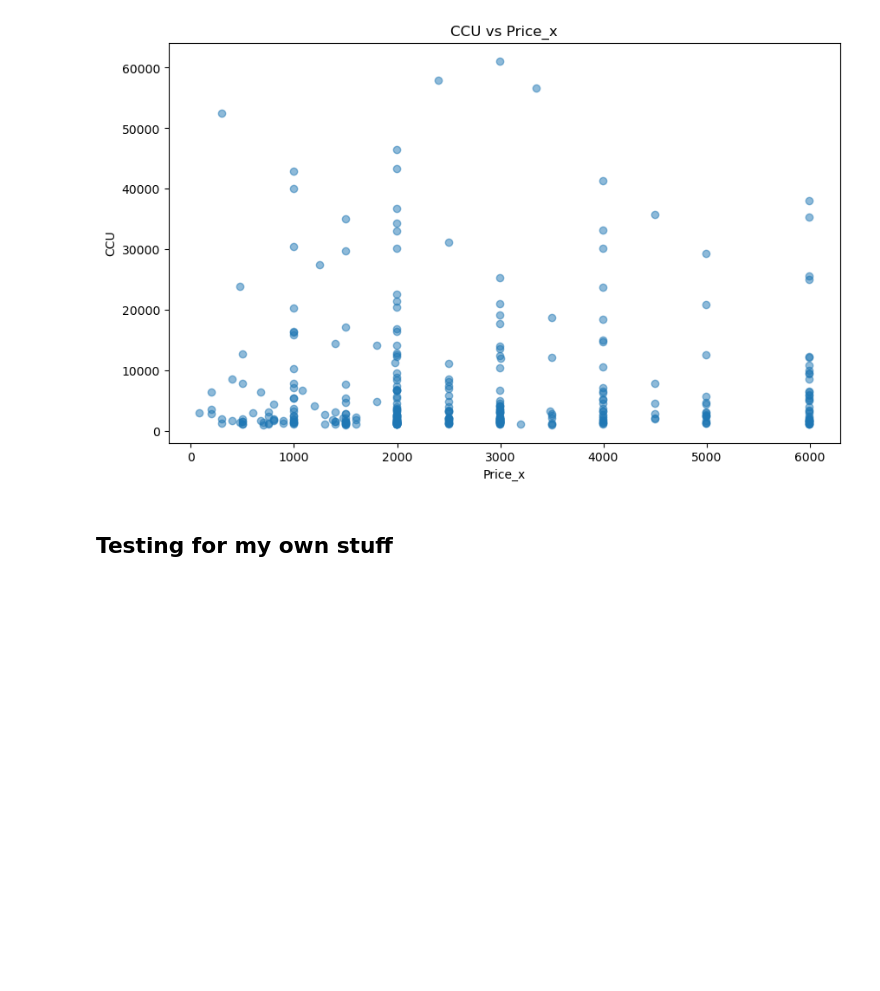
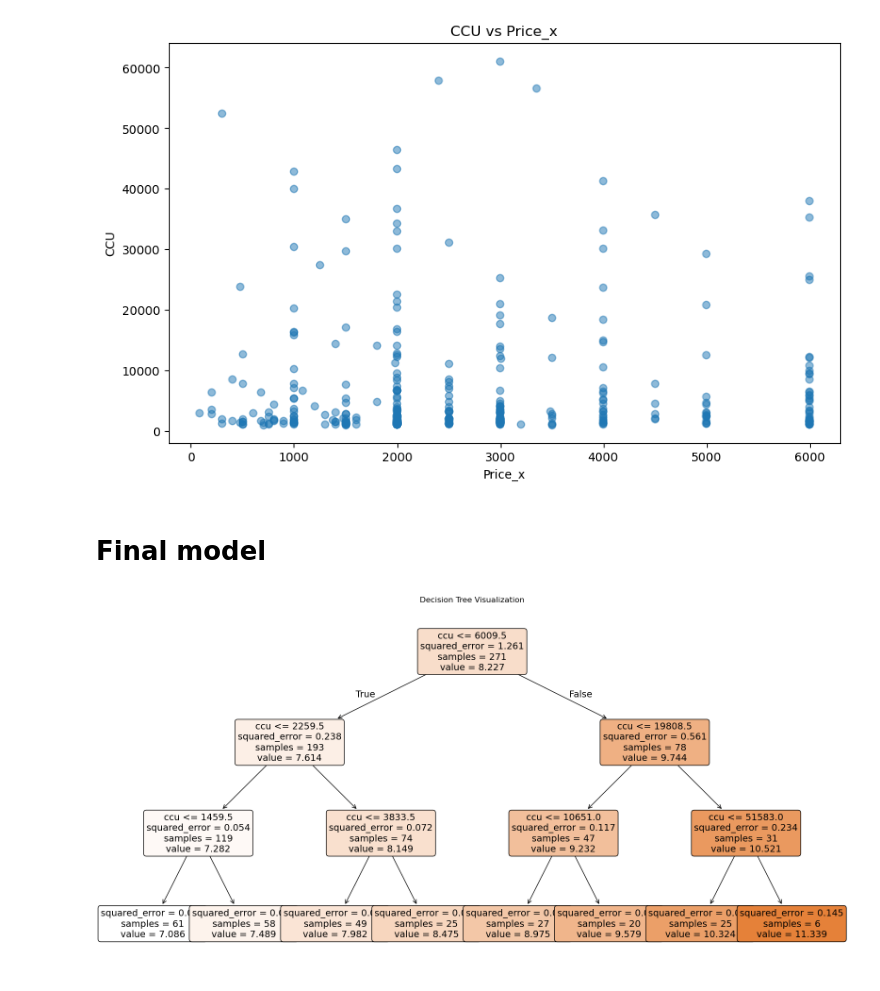
Before and after one commit to PurpleLampShade/MachineLearningFinal, a Jupyter notebook: DM_Machine.ipynb, the cells around one changed output. Cells and saved outputs as stored; diff of their text form; code cells hidden in the pictures; blank space fills up the shorter version.

```diff
--- a/DM_Machine.ipynb
+++ b/DM_Machine.ipynb
@@ -116,4 +116,20 @@ Text(0.5, 1.0, 'CCU vs Price_x')
 [figure]
 [figure]
 # %% [markdown]
-## Testing for my own stuff
+# Final model
+# %%
+# Use DecisionTreeRegressor to visualize the tree for humans intepretation
+model = DecisionTreeRegressor(max_depth=3, min_samples_split=2, random_state=42)
+model.fit(x_train, y_train)
+
+# Visualize the decision tree
+from sklearn.tree import plot_tree
+plt.figure(figsize=(20, 10))
+plot_tree(model, feature_names=x.columns, filled=True, rounded=True, fontsize=14)
+plt.title('Decision Tree Visualization')
+plt.show()
+
+# Sort the data by 'price_x' for smooth line plots
+sorted_data = data.sort_values(by='price_x')
+# %% [output]
+[figure, added]
```
Also changed, not shown: parts of 4 cells of this notebook.
